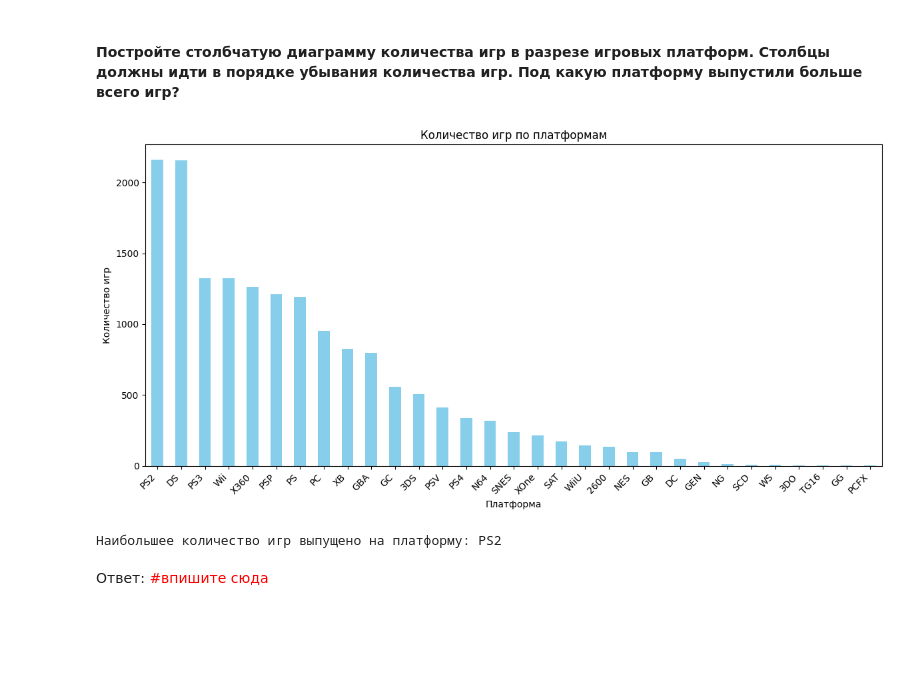
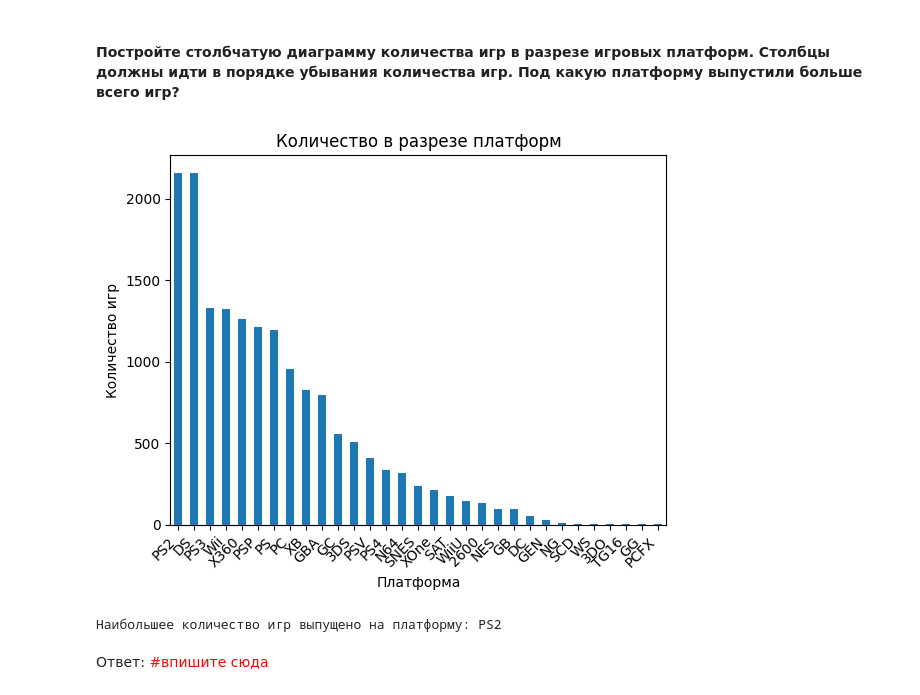
Before and after one commit to DortanMors/DataScienceLabs, a Jupyter notebook: lab_2.1_6407_ФоминВС.ipynb, the cells around one changed output. Drawn from its saved outputs; the diff is of its cells as text; code cells hidden in the pictures; blank space fills up the shorter version.

```diff
--- a/lab_2.1_6407_ФоминВС.ipynb
+++ b/lab_2.1_6407_ФоминВС.ipynb
@@ -170,24 +166,20 @@ print("Самый популярный жанр:", most_common_genre)
 # %%
 platform_counts = df['Platform'].value_counts()
 
 # Сортировка по убыванию количества игр
 platform_counts = platform_counts.sort_values(ascending=False)
 
-# Построение столбчатой диаграммы
-plt.figure(figsize=(12, 6))
-platform_counts.plot(kind='bar', color='skyblue')
-plt.title('Количество игр по платформам')
+platform_counts.plot(kind='bar')
+plt.title('Количество в разрезе платформ')
 plt.xlabel('Платформа')
+plt.xticks(rotation=45, ha='right')
 plt.ylabel('Количество игр')
-plt.xticks(rotation=45, ha='right')  # Поворот подписей оси x
-plt.tight_layout()
 plt.show()
 
 # Нахождение платформы с наибольшим количеством игр
-most_common_platform = platform_counts.idxmax()
-print("Наибольшее количество игр выпущено на платформу:", most_common_platform)
+print("Наибольшее количество игр выпущено на платформу:", platform_counts.idxmax())
 # %% [output]
-[figure, old version]
+[figure, new version]
 Наибольшее количество игр выпущено на платформу: PS2
 # %% [markdown]
 Ответ: <span style="color:red">#впишите сюда</span>
```
Also changed, not shown: parts of 9 cells of this notebook.
